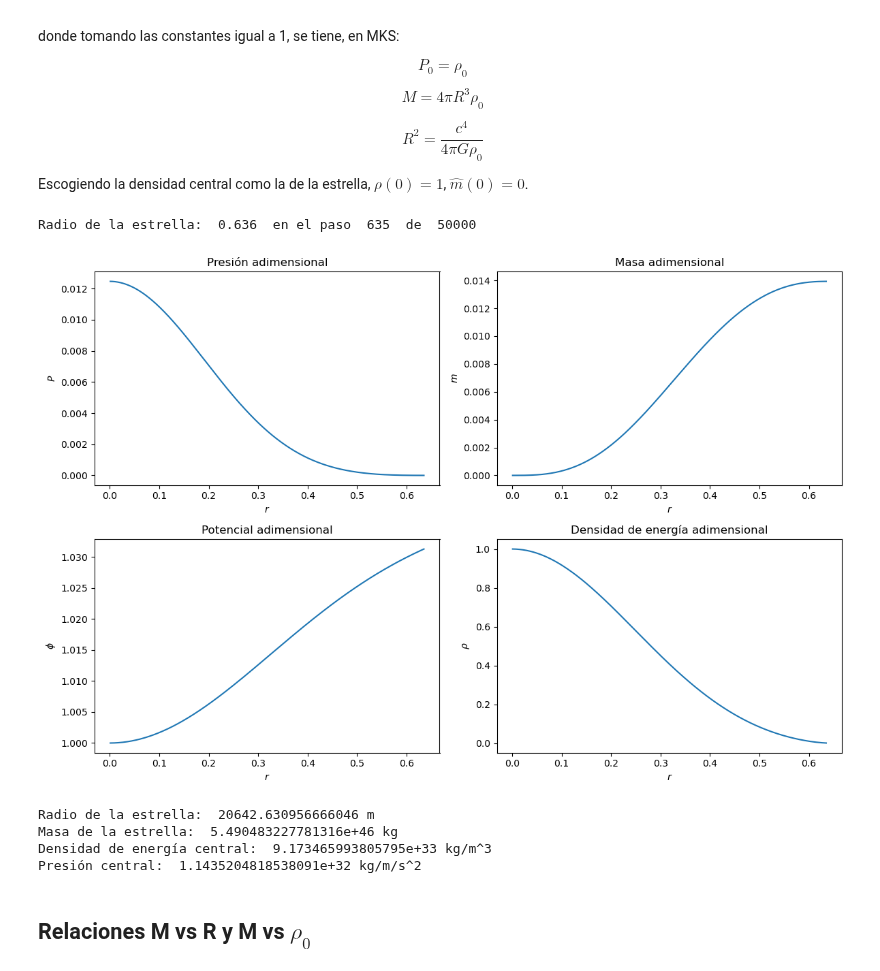
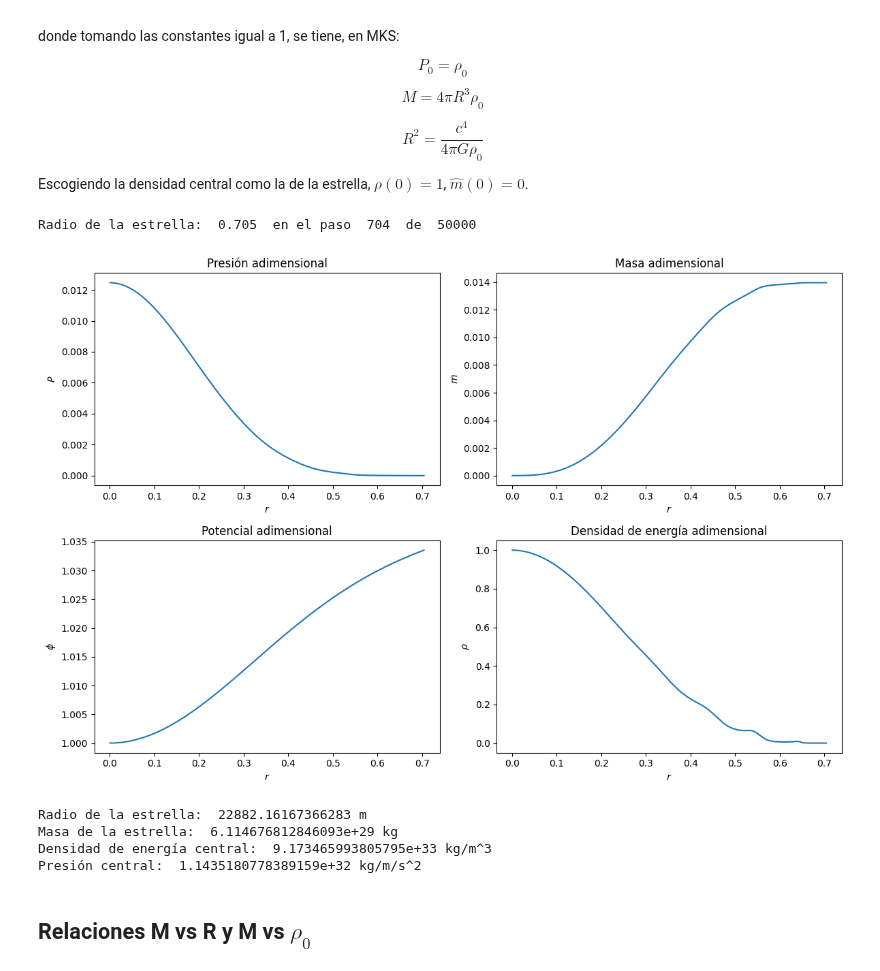
Before and after one commit to Vendetta0462/CalculosSimulaciones, a Jupyter notebook: neutrones_degenerados.ipynb, the cells around one changed output. Saved outputs shown, nothing was run; the diff lists cells and outputs as text; code cells hidden in the pictures.

Commit message:
ampliar rango de de densidades

```diff
--- a/neutrones_degenerados.ipynb
+++ b/neutrones_degenerados.ipynb
@@ -41,6 +41,7 @@ def f(x):
 # Definimos la presion y densidad de energía en función del parámetro x y la densidad central (rho0 = P0)
 def preasure(x, P0):
     return A*f(x)/P0
+
 def density(x, rho0):
     return ( c**2*B*x**3 + A*(8*x**3*(np.sqrt(1+x**2)-1)-f(x)) )/rho0
 
@@ -49,7 +50,7 @@ def EoS(rho0, x):
     return CubicSpline(preasure(x, rho0), density(x, rho0))
 
 # Parámetro para el cual la densidad de masa es 10^15 g/cm^3
-xmax = ((1e15 * 1e3)/B)**(1/3)
+xmax = ((1e17 * 1e3)/B)**(1/3)
 print('xmax =', xmax)
 
 # Ejemplo
@@ -59,9 +60,13 @@ print('rho0 =', rho0)
 x = np.linspace(0, xmax, 100) # Espacio de parámetros x para la interpolación
 # x = np.linspace(0, 10, 1000) # Arbitrario
 rho_P = EoS(rho0, x)
-plt.plot(preasure(x, rho0), rho_P(preasure(x, rho0)))
-plt.xlabel(r'$P$')
-plt.ylabel(r'$\rho$')
+#siempre chequear que la interpolacion trabaja bien
+plt.loglog( preasure(x, rho0),  rho_P(preasure(x, rho0)), "o", label="interpolation") #(como son varios ordenes de magnitud es mejor graficar log-log)
+plt.loglog( preasure(x, rho0),  density(x, rho0))
+
+plt.legend()
+plt.xlabel(r'$P/\rho_0$')
+plt.ylabel(r'$e/\rho_0$')
 plt.title(r'Interpolación de la relación $\rho = \rho(P)$')
 plt.show()
 # %% [output]
@@ -142,10 +148,10 @@ def newtonianas(sol, r, rho_P):
 
 # Definimos las condiciones iniciales en r = dr (para evitar la singularidad en r = 0)
 # estas son cantidades adimensionales, así que rho(0) = 1 y m(0) = 0
-m0_N = dr**3/3 # m = 0 + 0r + 0r^2/2 + 2rho(0)r^3/6 ...
-P0_N = P_central-dr**2/6 # P = P(0) + 0r -1/3*r^2/2 ...
-# P0 = 1 - dr**2/6
-phi0_N = 1 + dr**2/6 # phi = 1 + 0r + 1/3*r^2/2 ...
+rho0_N = 1. #es bueno definir la densidad central, porque no siempre es conveniente hacerla uno
+m0_N = rho0_N * dr**3 / 3 # m = 0 + 0r + 0r^2/2 + 2rho(0)r^3/6 ...
+P0_N = P_central - rho0_N **2 * dr**2/6 # P = P(0) + 0r -1/3*r^2/2 ...
+phi0_N = 1 + rho0_N*dr**2/6 # phi = 1 + 0r + 1/3*r^2/2 ...
 
 # Resolvemos el sistema de ecuaciones
 sol_N = odeint(newtonianas, [P0_N, m0_N, phi0_N], r, args=(rho_P,)).T
@@ -240,10 +246,11 @@ def relativistas(sol, r, rho_P):
 
 # Definimos las condiciones iniciales en r = dr (para evitar la singularidad en r = 0)
 # estas son cantidades adimensionales, así que rho(0) = 1 y m(0) = 0
-m0_R = dr**3/3 # m = 0 + 0r + 0r^2/2 + 2rho(0)r^3/6 ...
-P0_R = P_central-(3*P_central**2+4*P_central+1)*dr**2/6 # P = P(0) + 0r -1/3*(3P(0)^2+4P(0)+1)*r^2/2 ...
+rho0_R = 1 #es bueno definir la densidad central, porque no siempre es conveniente hacerla uno
+m0_R = rho0_R * dr**3 / 3.0 # m = 0 + 0r + 0r^2/2 + 2rho(0)r^3/6 ...
+P0_R = P_central - (3.0*P_central**2+4.0*P_central*rho0_R + rho0_R**2) * dr**2 / 6 # P = P(0) + 0r -1/3*(3P(0)^2+4P(0)+1)*r^2/2 ...
 # P0 = 1 - dr**2/6
-phi0_R = 1 + (1/3+P_central)*dr**2/2 # phi = 1 + 0r + 1/3*r^2/2 ...
+phi0_R = 1.0 + ( rho0_R / 3.0 + P_central )*dr**2 / 2.0 # phi = 1 + 0r + 1/3*r^2/2 ...
 
 # Resolvemos el sistema de ecuaciones
 sol_R = odeint(relativistas, [P0_R, m0_R, phi0_R], r, args=(rho_P,)).T
@@ -254,43 +261,43 @@ rho_R = rho_P(P_R)
 
 # Buscamos el radio donde la densidad es cero
 lim_R = len(r)
-for i in range(len(rho_R)):
-    if rho_R[i] <= 0:
+for i in range(len(P_R)):
+    if P_R[i] <= 0:
         # print(r[i], x[i,0])
         lim_R = i-1
         break
 print("Radio de la estrella: ", r[lim_R], " en el paso ", lim_R, " de ", N)
 
 # Obtenemos las cantidades finales
 sol_fin_R = [P_R[lim_R], m_R[lim_R], phi_R[lim_R], rho_R[lim_R]]
 
 # Graficamos las soluciones
 fig, ax = plt.subplots(2, 2, figsize=(12, 8))
 ax[0, 0].plot(r[:lim_R], P_R[:lim_R], label=r'$P$')
 ax[0, 0].set_xlabel(r'$r$')
 ax[0, 0].set_ylabel(r'$P$')
 ax[0, 0].set_title(r'Presión adimensional')
 
 ax[0, 1].plot(r[:lim_R], m_R[:lim_R], label=r'$m$')
 ax[0, 1].set_xlabel(r'$r$')
 ax[0, 1].set_ylabel(r'$m$')
 ax[0, 1].set_title(r'Masa adimensional')
 
 ax[1, 0].plot(r[:lim_R], phi_R[:lim_R], label=r'$\phi$')
 ax[1, 0].set_xlabel(r'$r$')
 ax[1, 0].set_ylabel(r'$\phi$')
 ax[1, 0].set_title(r'Potencial adimensional')
 
 ax[1, 1].plot(r[:lim_R], rho_R[:lim_R], label=r'$\rho$')
 ax[1, 1].set_xlabel(r'$r$')
 ax[1, 1].set_ylabel(r'$\rho$')
 ax[1, 1].set_title(r'Densidad de energía adimensional')
 
 plt.tight_layout()
 plt.show()
 # %% [output]
-Radio de la estrella:  0.636  en el paso  635  de  50000
+Radio de la estrella:  0.705  en el paso  704  de  50000
-[figure, old version]
+[figure, new version]
 # %%
 # Convertimos las cantidades adimensionales a cantidades físicas
 sol_fin_fisico_R = adimensional_to_fisico(sol_fin_R, P_central, r[lim_R], rho0)
@@ -299,10 +306,10 @@ print('Masa de la estrella: ', sol_fin_fisico_R[1], 'kg')
 print('Densidad de energía central: ', rho0, 'kg/m^3')
 print('Presión central: ', sol_fin_fisico_R[3], 'kg/m/s^2')
 # %% [output]
-Radio de la estrella:  20642.630956666046 m
-Masa de la estrella:  5.490483227781316e+46 kg
+Radio de la estrella:  22882.16167366283 m
+Masa de la estrella:  6.114676812846093e+29 kg
 Densidad de energía central:  9.173465993805795e+33 kg/m^3
-Presión central:  1.1435204818538091e+32 kg/m/s^2
+Presión central:  1.1435180778389159e+32 kg/m/s^2
 # %% [markdown]
 ## Relaciones M vs R y M vs $\rho_0$
 # %% [markdown]
```
Also changed, not shown: parts of 8 cells of this notebook.
